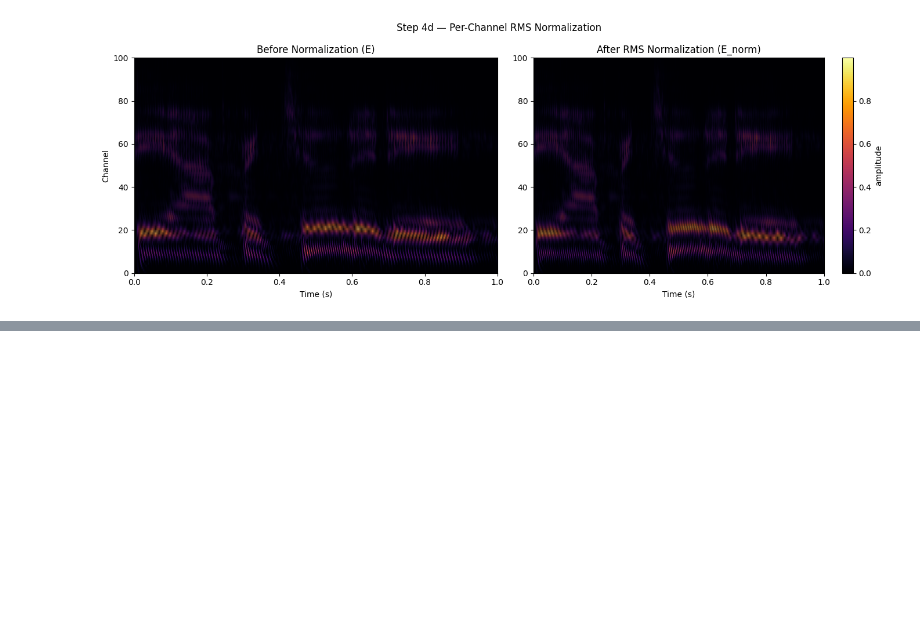
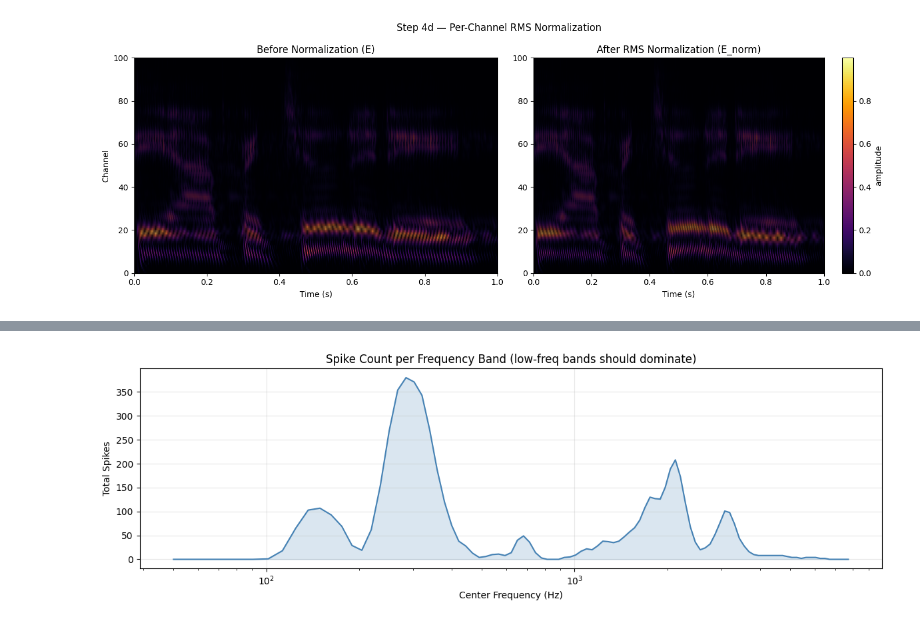
Before and after one commit to qphulong/snn_playground, a Jupyter notebook: main.ipynb, the cells around one changed output, grey strips where cells are left out. Drawn from its saved outputs; the diff is of its cells as text; code cells hidden in the pictures; blank space fills up the shorter version.

```diff
--- a/main.ipynb
+++ b/main.ipynb
@@ -396,0 +410,19 @@ Total spikes: 7048
+# %%
+# ==============================
+# VISUALIZATION — Spike Count per Frequency Band
+# ==============================
+spike_counts = np.bincount(spike_i, minlength=N)
+band_totals  = spike_counts.reshape(n_channels, neurons_per_band).sum(axis=1)
+
+plt.figure(figsize=(12, 4))
+plt.plot(cf, band_totals, color='steelblue', linewidth=1.5)
+plt.fill_between(cf, band_totals, alpha=0.2, color='steelblue')
+plt.xlabel("Center Frequency (Hz)")
+plt.ylabel("Total Spikes")
+plt.xscale('log')
+plt.title("Spike Count per Frequency Band (low-freq bands should dominate)")
+plt.grid(True, alpha=0.3)
+plt.tight_layout()
+plt.show()
+# %% [output]
+[figure, added]
```
Also changed, not shown: parts of 5 cells of this notebook.
